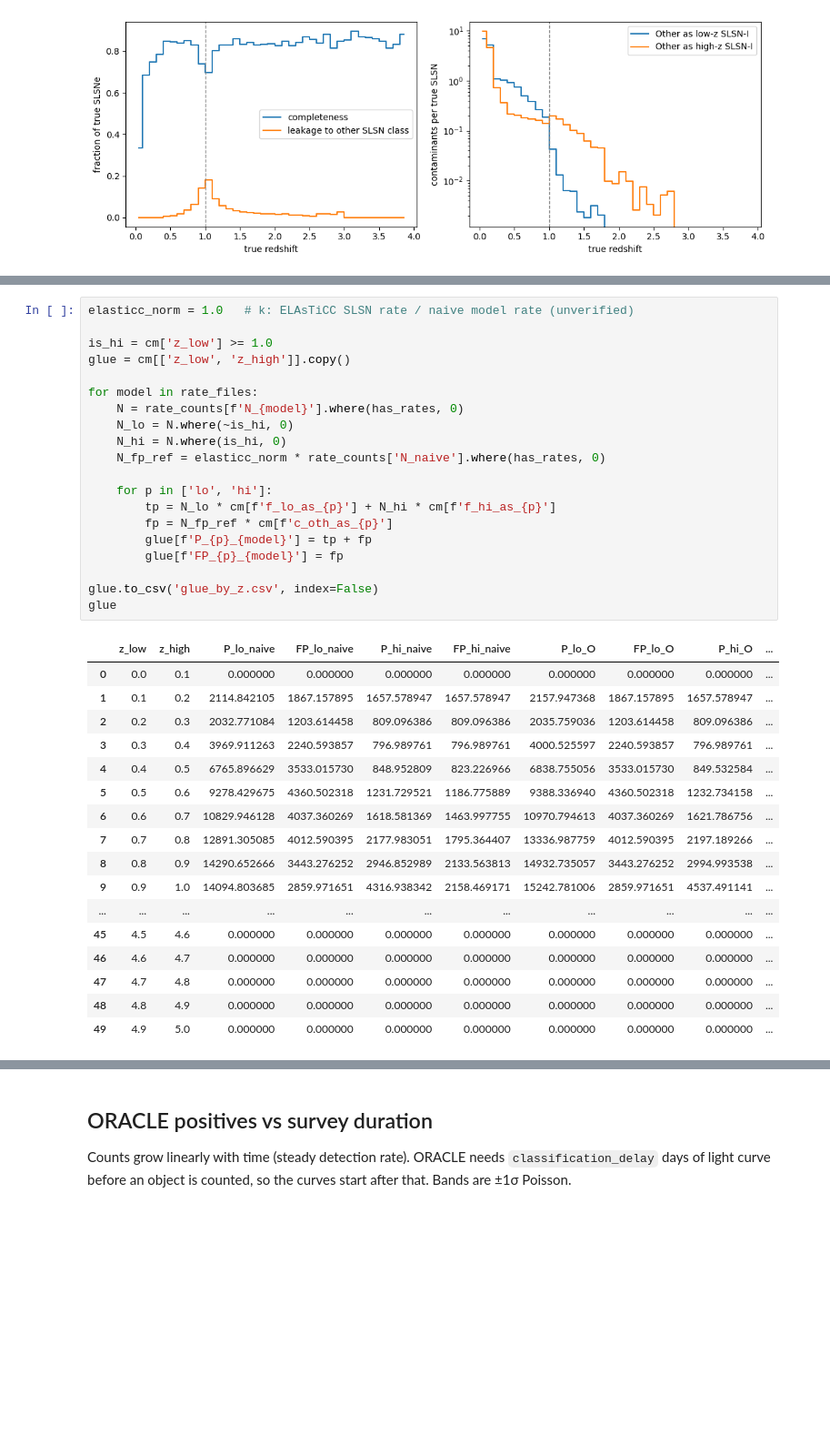
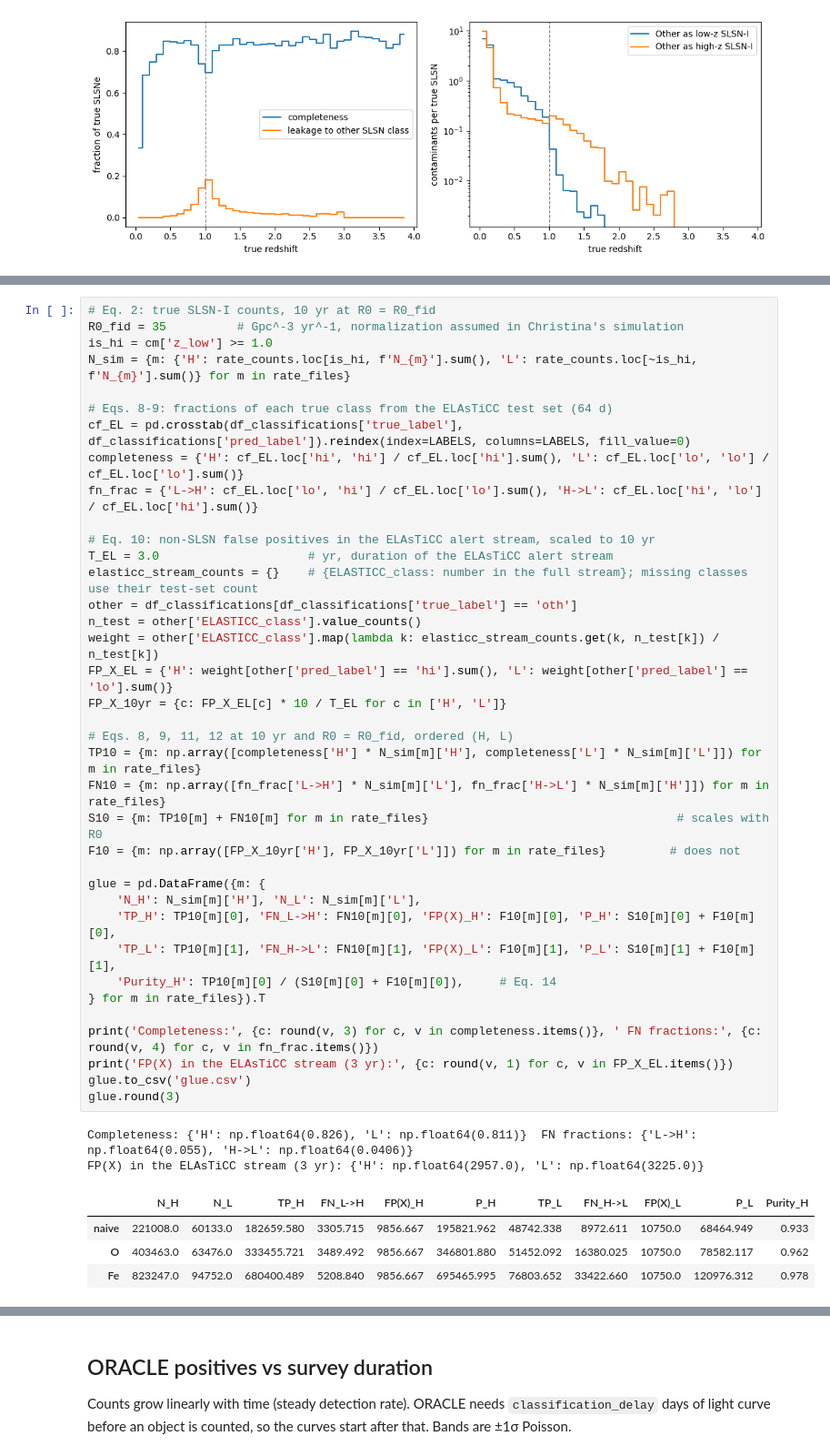
Before and after one commit to dev-ved30/Oracle, a Jupyter notebook: Glue/Glue.ipynb, the cells around one changed output, grey strips where cells are left out. Shown at 91% size. Cells and saved outputs as stored; diff of their text form; blank space fills up the shorter version.

```diff
--- a/Glue/Glue.ipynb
+++ b/Glue/Glue.ipynb
@@ -157,39 +160,45 @@ plt.show()
 # %%
-elasticc_norm = 1.0   # k: ELAsTiCC SLSN rate / naive model rate (unverified)
+# Eq. 2: true SLSN-I counts, 10 yr at R0 = R0_fid
+R0_fid = 35          # Gpc^-3 yr^-1, normalization assumed in Christina's simulation
+is_hi = cm['z_low'] >= 1.0
+N_sim = {m: {'H': rate_counts.loc[is_hi, f'N_{m}'].sum(), 'L': rate_counts.loc[~is_hi, f'N_{m}'].sum()} for m in rate_files}
 
-is_hi = cm['z_low'] >= 1.0
-glue = cm[['z_low', 'z_high']].copy()
+# Eqs. 8-9: fractions of each true class from the ELAsTiCC test set (64 d)
+cf_EL = pd.crosstab(df_classifications['true_label'], df_classifications['pred_label']).reindex(index=LABELS, columns=LABELS, fill_value=0)
+completeness = {'H': cf_EL.loc['hi', 'hi'] / cf_EL.loc['hi'].sum(), 'L': cf_EL.loc['lo', 'lo'] / cf_EL.loc['lo'].sum()}
+fn_frac = {'L->H': cf_EL.loc['lo', 'hi'] / cf_EL.loc['lo'].sum(), 'H->L': cf_EL.loc['hi', 'lo'] / cf_EL.loc['hi'].sum()}
 
-for model in rate_files:
-    N = rate_counts[f'N_{model}'].where(has_rates, 0)
-    N_lo = N.where(~is_hi, 0)
-    N_hi = N.where(is_hi, 0)
-    N_fp_ref = elasticc_norm * rate_counts['N_naive'].where(has_rates, 0)
+# Eq. 10: non-SLSN false positives in the ELAsTiCC alert stream, scaled to 10 yr
+T_EL = 3.0                     # yr, duration of the ELAsTiCC alert stream
+elasticc_stream_counts = {}    # {ELASTICC_class: number in the full stream}; missing classes use their test-set count
+other = df_classifications[df_classifications['true_label'] == 'oth']
+n_test = other['ELASTICC_class'].value_counts()
+weight = other['ELASTICC_class'].map(lambda k: elasticc_stream_counts.get(k, n_test[k]) / n_test[k])
+FP_X_EL = {'H': weight[other['pred_label'] == 'hi'].sum(), 'L': weight[other['pred_label'] == 'lo'].sum()}
+FP_X_10yr = {c: FP_X_EL[c] * 10 / T_EL for c in ['H', 'L']}
 
-    for p in ['lo', 'hi']:
-        tp = N_lo * cm[f'f_lo_as_{p}'] + N_hi * cm[f'f_hi_as_{p}']
-        fp = N_fp_ref * cm[f'c_oth_as_{p}']
-        glue[f'P_{p}_{model}'] = tp + fp
-        glue[f'FP_{p}_{model}'] = fp
+# Eqs. 8, 9, 11, 12 at 10 yr and R0 = R0_fid, ordered (H, L)
+TP10 = {m: np.array([completeness['H'] * N_sim[m]['H'], completeness['L'] * N_sim[m]['L']]) for m in rate_files}
+FN10 = {m: np.array([fn_frac['L->H'] * N_sim[m]['L'], fn_frac['H->L'] * N_sim[m]['H']]) for m in rate_files}
+S10 = {m: TP10[m] + FN10[m] for m in rate_files}                                   # scales with R0
+F10 = {m: np.array([FP_X_10yr['H'], FP_X_10yr['L']]) for m in rate_files}         # does not
 
-glue.to_csv('glue_by_z.csv', index=False)
-glue
+glue = pd.DataFrame({m: {
+    'N_H': N_sim[m]['H'], 'N_L': N_sim[m]['L'],
+    'TP_H': TP10[m][0], 'FN_L->H': FN10[m][0], 'FP(X)_H': F10[m][0], 'P_H': S10[m][0] + F10[m][0],
+    'TP_L': TP10[m][1], 'FN_H->L': FN10[m][1], 'FP(X)_L': F10[m][1], 'P_L': S10[m][1] + F10[m][1],
+    'Purity_H': TP10[m][0] / (S10[m][0] + F10[m][0]),     # Eq. 14
+} for m in rate_files}).T
+
+print('Completeness:', {c: round(v, 3) for c, v in completeness.items()}, ' FN fractions:', {c: round(v, 4) for c, v in fn_frac.items()})
+print('FP(X) in the ELAsTiCC stream (3 yr):', {c: round(v, 1) for c, v in FP_X_EL.items()})
+glue.to_csv('glue.csv')
+glue.round(3)
 # %% [output]
+Completeness: {'H': np.float64(0.826), 'L': np.float64(0.811)}  FN fractions: {'L->H': np.float64(0.055), 'H->L': np.float64(0.0406)}
+FP(X) in the ELAsTiCC stream (3 yr): {'H': np.float64(2957.0), 'L': np.float64(3225.0)}
-|  | z_low | z_high | P_lo_naive | FP_lo_naive | P_hi_naive | FP_hi_naive | P_lo_O | FP_lo_O | P_hi_O | ... |
-| 0 | 0.0 | 0.1 | 0.000000 | 0.000000 | 0.000000 | 0.000000 | 0.000000 | 0.000000 | 0.000000 | ... |
-| 1 | 0.1 | 0.2 | 2114.842105 | 1867.157895 | 1657.578947 | 1657.578947 | 2157.947368 | 1867.157895 | 1657.578947 | ... |
-| 2 | 0.2 | 0.3 | 2032.771084 | 1203.614458 | 809.096386 | 809.096386 | 2035.759036 | 1203.614458 | 809.096386 | ... |
-| 3 | 0.3 | 0.4 | 3969.911263 | 2240.593857 | 796.989761 | 796.989761 | 4000.525597 | 2240.593857 | 796.989761 | ... |
-| 4 | 0.4 | 0.5 | 6765.896629 | 3533.015730 | 848.952809 | 823.226966 | 6838.755056 | 3533.015730 | 849.532584 | ... |
-| 5 | 0.5 | 0.6 | 9278.429675 | 4360.502318 | 1231.729521 | 1186.775889 | 9388.336940 | 4360.502318 | 1232.734158 | ... |
-| 6 | 0.6 | 0.7 | 10829.946128 | 4037.360269 | 1618.581369 | 1463.997755 | 10970.794613 | 4037.360269 | 1621.786756 | ... |
-| 7 | 0.7 | 0.8 | 12891.305085 | 4012.590395 | 2177.983051 | 1795.364407 | 13336.987759 | 4012.590395 | 2197.189266 | ... |
-| 8 | 0.8 | 0.9 | 14290.652666 | 3443.276252 | 2946.852989 | 2133.563813 | 14932.735057 | 3443.276252 | 2994.993538 | ... |
-| 9 | 0.9 | 1.0 | 14094.803685 | 2859.971651 | 4316.938342 | 2158.469171 | 15242.781006 | 2859.971651 | 4537.491141 | ... |
-| ... | ... | ... | ... | ... | ... | ... | ... | ... | ... | ... |
-| 45 | 4.5 | 4.6 | 0.000000 | 0.000000 | 0.000000 | 0.000000 | 0.000000 | 0.000000 | 0.000000 | ... |
-| 46 | 4.6 | 4.7 | 0.000000 | 0.000000 | 0.000000 | 0.000000 | 0.000000 | 0.000000 | 0.000000 | ... |
-| 47 | 4.7 | 4.8 | 0.000000 | 0.000000 | 0.000000 | 0.000000 | 0.000000 | 0.000000 | 0.000000 | ... |
-| 48 | 4.8 | 4.9 | 0.000000 | 0.000000 | 0.000000 | 0.000000 | 0.000000 | 0.000000 | 0.000000 | ... |
-| 49 | 4.9 | 5.0 | 0.000000 | 0.000000 | 0.000000 | 0.000000 | 0.000000 | 0.000000 | 0.000000 | ... |
+|  | N_H | N_L | TP_H | FN_L->H | FP(X)_H | P_H | TP_L | FN_H->L | FP(X)_L | P_L | Purity_H |
+| naive | 221008.0 | 60133.0 | 182659.580 | 3305.715 | 9856.667 | 195821.962 | 48742.338 | 8972.611 | 10750.0 | 68464.949 | 0.933 |
+| O | 403463.0 | 63476.0 | 333455.721 | 3489.492 | 9856.667 | 346801.880 | 51452.092 | 16380.025 | 10750.0 | 78582.117 | 0.962 |
+| Fe | 823247.0 | 94752.0 | 680400.489 | 5208.840 | 9856.667 | 695465.995 | 76803.652 | 33422.660 | 10750.0 | 120976.312 | 0.978 |
 # %%
```
Also changed, not shown: parts of 15 cells of this notebook, 50 other files.
